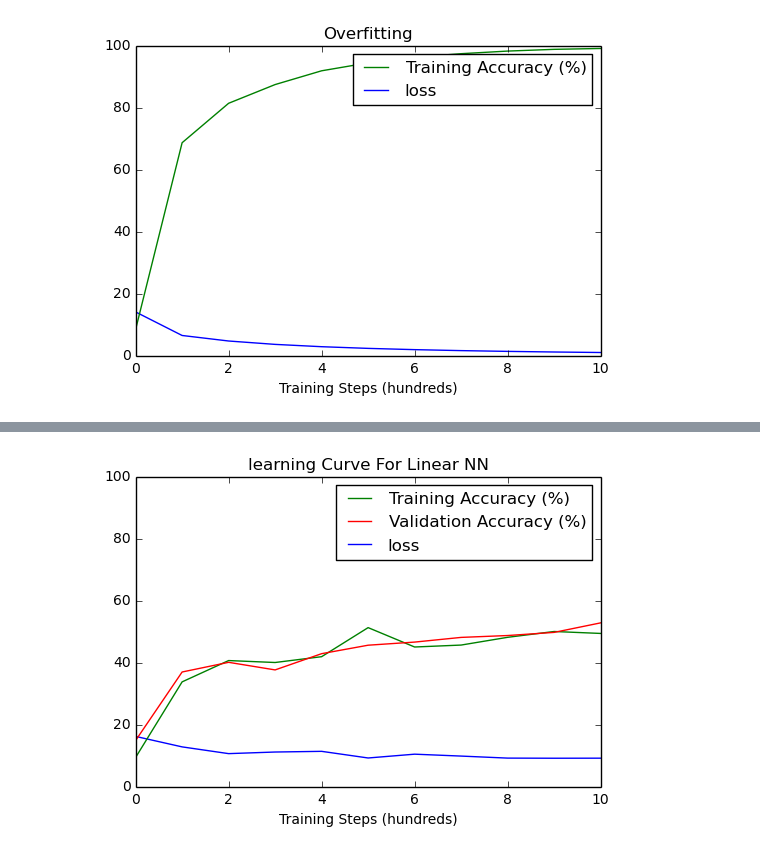
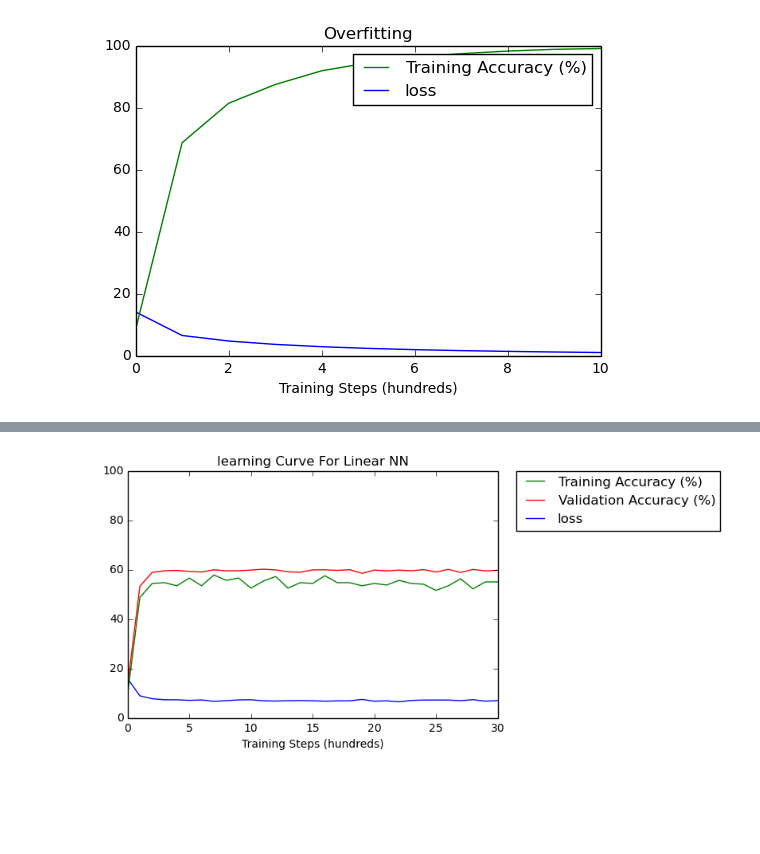
Before and after one commit to charlescc9/deep-learning-image-classification, a Jupyter notebook: svhn_large.ipynb, the cells around one changed output, grey strips where cells are left out. Cells and saved outputs as stored; diff of their text form; code cells hidden in the pictures; blank space fills up the shorter version.

Commit message:
style: modified chart layouts

```diff
--- a/svhn_large.ipynb
+++ b/svhn_large.ipynb
@@ -293,9 +294,10 @@ Step 1000: Loss = 0.97, Training accuracy = 99.04%
 """ LINEAR NEURAL NETWORK """
 
 # Variables
-batch_size = 32
-reg_constant = 0.001
-steps_num = 1001
+epochs = 10
+batch_size = 64
+steps_num = int(len(train_y) / batch_size * epochs)
+reg_constant = 5e-4
 flat_data_size = img_size * img_size * channels_num
 train_accuracies = []
 valid_accuracies = []
@@ -395,7 +397,7 @@ with tf.Session(graph=graph) as session:
         _, l, preds = session.run([optimizer, loss, train_preds], feed_dict)
 
         # Report validation accuracy
-        if i % 100 == 0:
+        if i % 1000 == 0:
             train_accuracy = accuracy(preds, batch_y)
             valid_accuracy = accuracy(valid_preds.eval(), valid_y)
             train_accuracies.append(train_accuracy)
@@ -412,8 +414,9 @@ ta, = plt.plot(train_accuracies)
 va, = plt.plot(valid_accuracies)
 plt.xlabel('Training Steps (hundreds)')
 plt.ylim(0, 100)
-plt.xlim(0, 10)
+plt.xlim(0, 30)
 plt.title('learning Curve For Linear NN')
-plt.legend([ta, va, l], ['Training Accuracy (%)', 'Validation Accuracy (%)', 'loss'])
+plt.legend([ta, va, l], ['Training Accuracy (%)', 'Validation Accuracy (%)', 'loss'],
+           bbox_to_anchor=(1.05, 1), loc=2, borderaxespad=0.)
 plt.show()
 # %% [output]
@@ -437,4 +440,4 @@ Test set accuracy = 53.84%
-[figure, old version]
+[figure, new version]
 # %%
 """ DEEP NEURAL NETWORK """
 
```
Also changed, not shown: parts of 4 cells of this notebook.
